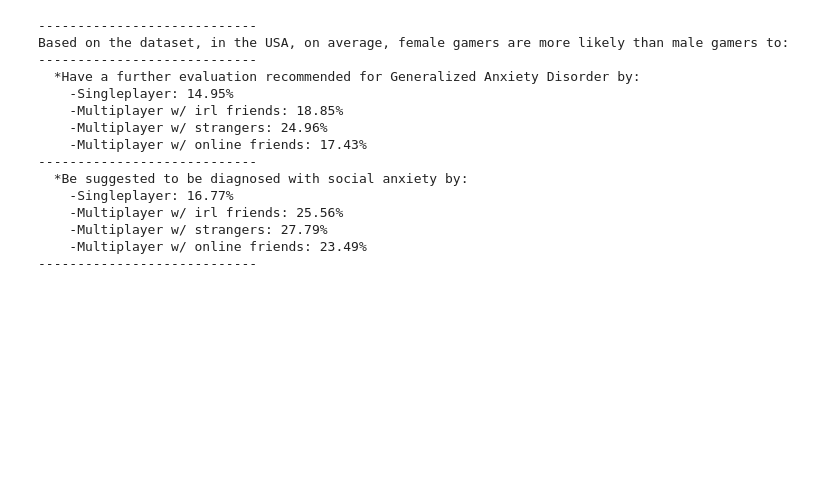
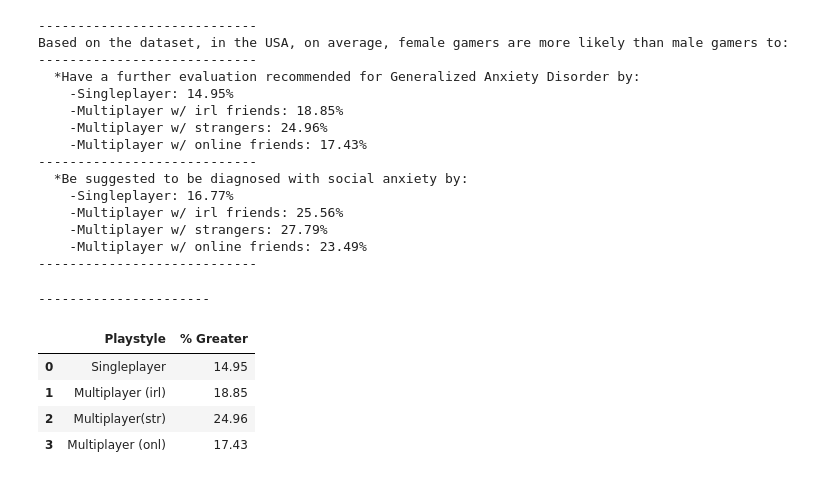
Before and after one commit to jagorman/gamebrain, a Jupyter notebook: ians_code/Gender.ipynb, the cells around one changed output. Saved outputs shown, nothing was run; the diff lists cells and outputs as text; code cells hidden in the pictures; blank space fills up the shorter version.

```diff
--- a/ians_code/Gender.ipynb
+++ b/ians_code/Gender.ipynb
@@ -1131,3 +1131,17 @@ Based on the dataset, in the USA, on average, female gamers are more likely than
     -Multiplayer w/ strangers: 27.79%
     -Multiplayer w/ online friends: 23.49%
 ----------------------------
+# %%
+#GAD df
+usagadframe = [["Singleplayer", usdifsGAD], ["Multiplayer (irl)", usdifmiGAD], ["Multiplayer(str)", usdifmsGAD], ["Multiplayer (onl)", usdifmoGAD]]
+usagadcol = ["Playstyle", "% Greater"]
+USAGADDF_df = pd.DataFrame(usagadframe, columns = usagadcol)
+print("----------------------")
+USAGADDF_df
+# %% [output]
+----------------------
+|  | Playstyle | % Greater |
+| 0 | Singleplayer | 14.95 |
+| 1 | Multiplayer (irl) | 18.85 |
+| 2 | Multiplayer(str) | 24.96 |
+| 3 | Multiplayer (onl) | 17.43 |
```
Also changed, not shown: parts of 8 cells of this notebook, 1 other file.
